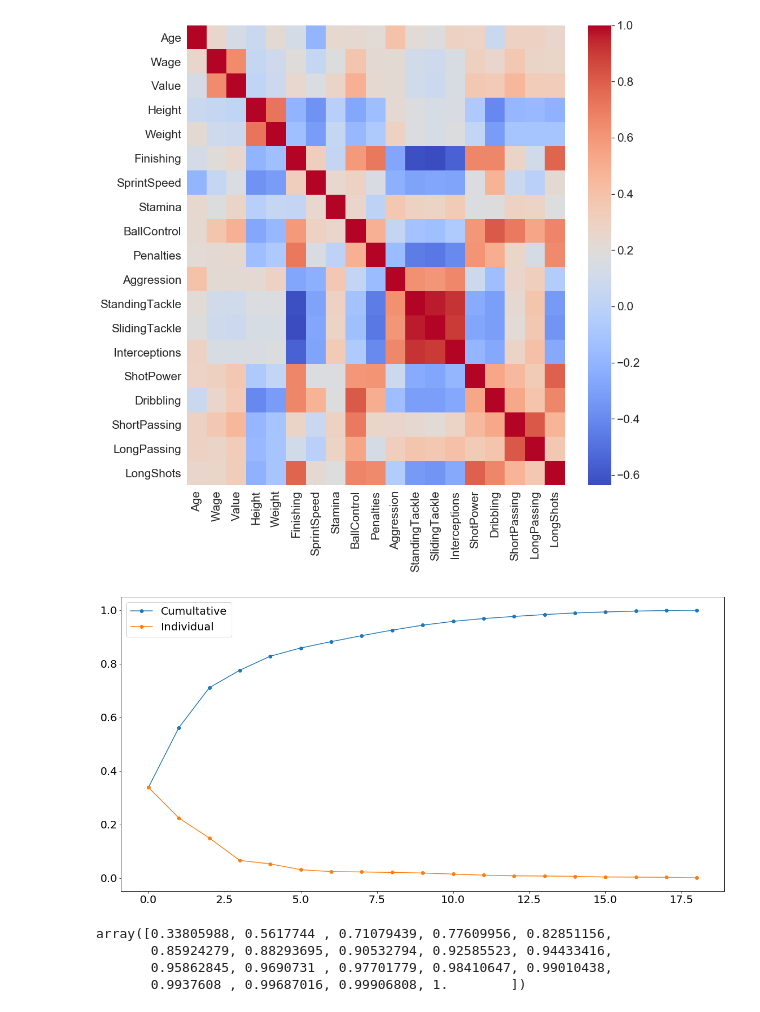
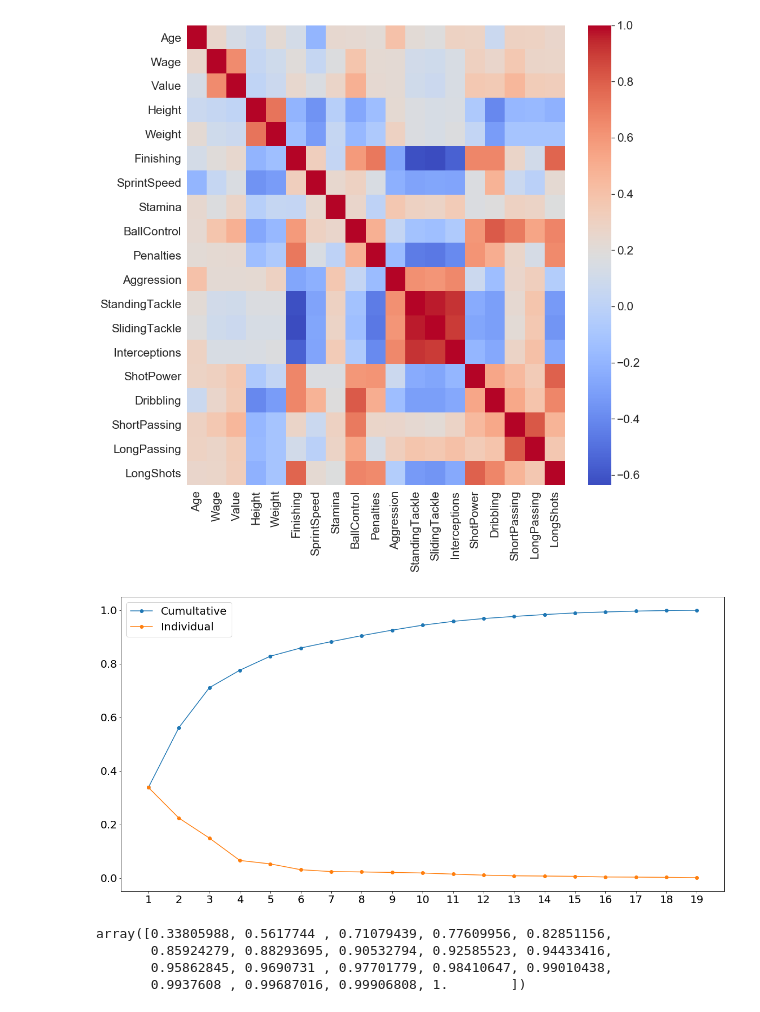
Before and after one commit to pdarulewski/intro_machine_learning_and_data_mining, a Jupyter notebook: project_1/project_1.ipynb, the cells around one changed output. Drawn from its saved outputs; the diff is of its cells as text; code cells hidden in the pictures.

Commit message:
PCA visualisations and projections

```diff
--- a/project_1/project_1.ipynb
+++ b/project_1/project_1.ipynb
@@ -136,16 +114,20 @@ font = {
 
 matplotlib.rc('font', **font)
 # %%
-pca = PCA(n_components=19)
+N = 19
+pca = PCA(n_components=N)
 pca.fit(no_outliers)
 pca.explained_variance_ratio_
 figure(figsize=(20, 10))
-plt.plot(range(19), np.cumsum(pca.explained_variance_ratio_),'-o', label='Cumultative')
-plt.plot(range(19), pca.explained_variance_ratio_,'-o', label='Individual')
+plt.plot(range(19), np.cumsum(pca.explained_variance_ratio_), '-o', label='Cumultative')
+plt.plot(range(19), pca.explained_variance_ratio_, '-o', label='Individual')
 plt.legend()
+ind = np.arange(N)
+plt.xticks(ind, tuple(range(1, N+1)))
+
 plt.savefig('explained_variance.png', bbox_inches='tight')
 # %% [output]
-[figure, old version]
+[figure, new version]
 # %%
 np.cumsum(pca.explained_variance_ratio_)
 # %% [output]
```
Also changed, not shown: parts of 16 cells of this notebook.
